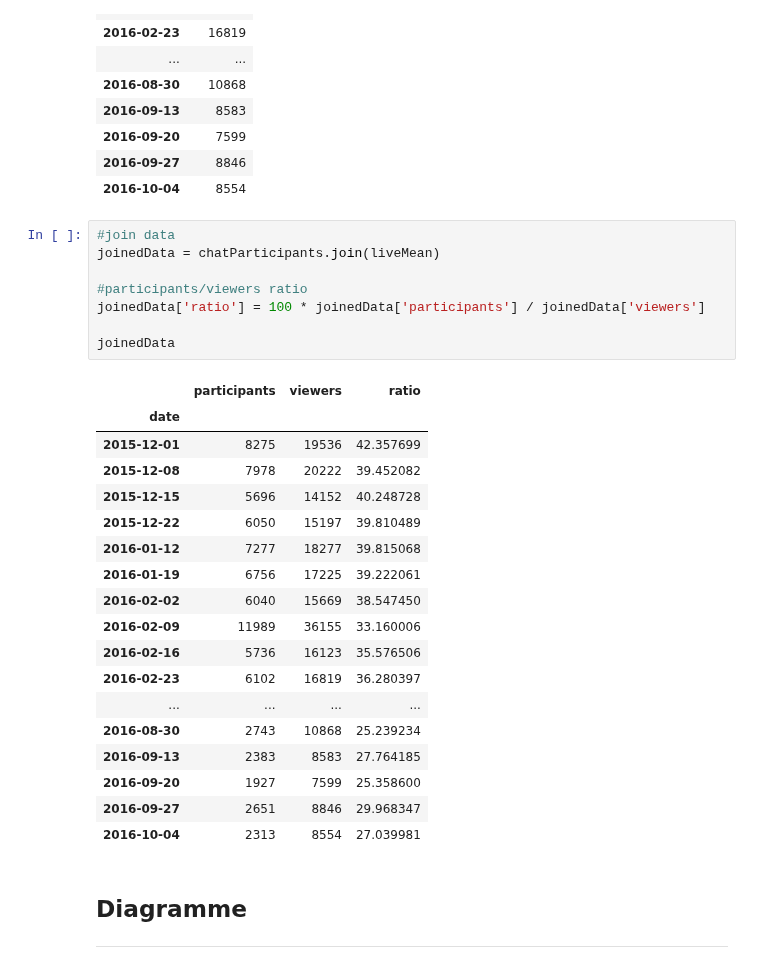
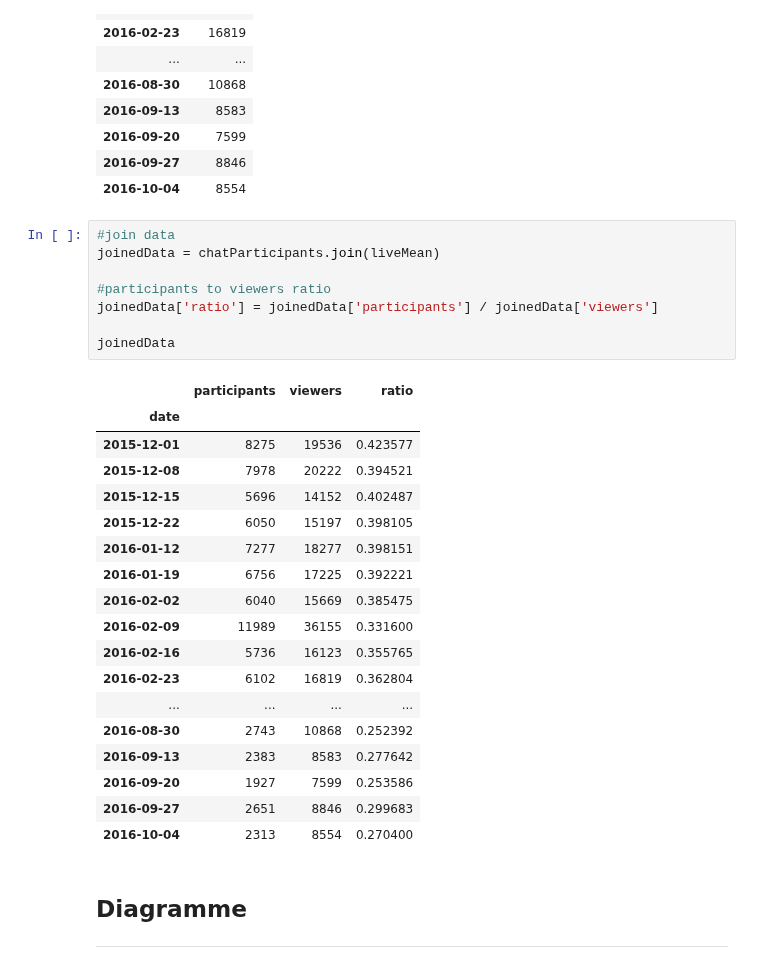
Before and after one commit to rbtvstats/rbtvstats, a Jupyter notebook: notebooks/chat_duell.ipynb, the cells around one changed output. Cells and saved outputs as stored; diff of their text form.

```diff
--- a/notebooks/chat_duell.ipynb
+++ b/notebooks/chat_duell.ipynb
@@ -140,30 +140,30 @@ liveMean
 # %%
 #join data
 joinedData = chatParticipants.join(liveMean)
 
-#participants/viewers ratio
-joinedData['ratio'] = 100 * joinedData['participants'] / joinedData['viewers']
+#participants to viewers ratio
+joinedData['ratio'] = joinedData['participants'] / joinedData['viewers']
 
 joinedData
 # %% [output]
 |  | participants | viewers | ratio |
 | date |  |  |  |
-| 2015-12-01 | 8275 | 19536 | 42.357699 |
-| 2015-12-08 | 7978 | 20222 | 39.452082 |
-| 2015-12-15 | 5696 | 14152 | 40.248728 |
-| 2015-12-22 | 6050 | 15197 | 39.810489 |
-| 2016-01-12 | 7277 | 18277 | 39.815068 |
-| 2016-01-19 | 6756 | 17225 | 39.222061 |
-| 2016-02-02 | 6040 | 15669 | 38.547450 |
-| 2016-02-09 | 11989 | 36155 | 33.160006 |
-| 2016-02-16 | 5736 | 16123 | 35.576506 |
-| 2016-02-23 | 6102 | 16819 | 36.280397 |
+| 2015-12-01 | 8275 | 19536 | 0.423577 |
+| 2015-12-08 | 7978 | 20222 | 0.394521 |
+| 2015-12-15 | 5696 | 14152 | 0.402487 |
+| 2015-12-22 | 6050 | 15197 | 0.398105 |
+| 2016-01-12 | 7277 | 18277 | 0.398151 |
+| 2016-01-19 | 6756 | 17225 | 0.392221 |
+| 2016-02-02 | 6040 | 15669 | 0.385475 |
+| 2016-02-09 | 11989 | 36155 | 0.331600 |
+| 2016-02-16 | 5736 | 16123 | 0.355765 |
+| 2016-02-23 | 6102 | 16819 | 0.362804 |
 | ... | ... | ... | ... |
-| 2016-08-30 | 2743 | 10868 | 25.239234 |
-| 2016-09-13 | 2383 | 8583 | 27.764185 |
-| 2016-09-20 | 1927 | 7599 | 25.358600 |
-| 2016-09-27 | 2651 | 8846 | 29.968347 |
-| 2016-10-04 | 2313 | 8554 | 27.039981 |
+| 2016-08-30 | 2743 | 10868 | 0.252392 |
+| 2016-09-13 | 2383 | 8583 | 0.277642 |
+| 2016-09-20 | 1927 | 7599 | 0.253586 |
+| 2016-09-27 | 2651 | 8846 | 0.299683 |
+| 2016-10-04 | 2313 | 8554 | 0.270400 |
 # %% [markdown]
 ## Diagramme
 ___
```
Also changed, not shown: parts of 4 cells of this notebook, 1 other file.
